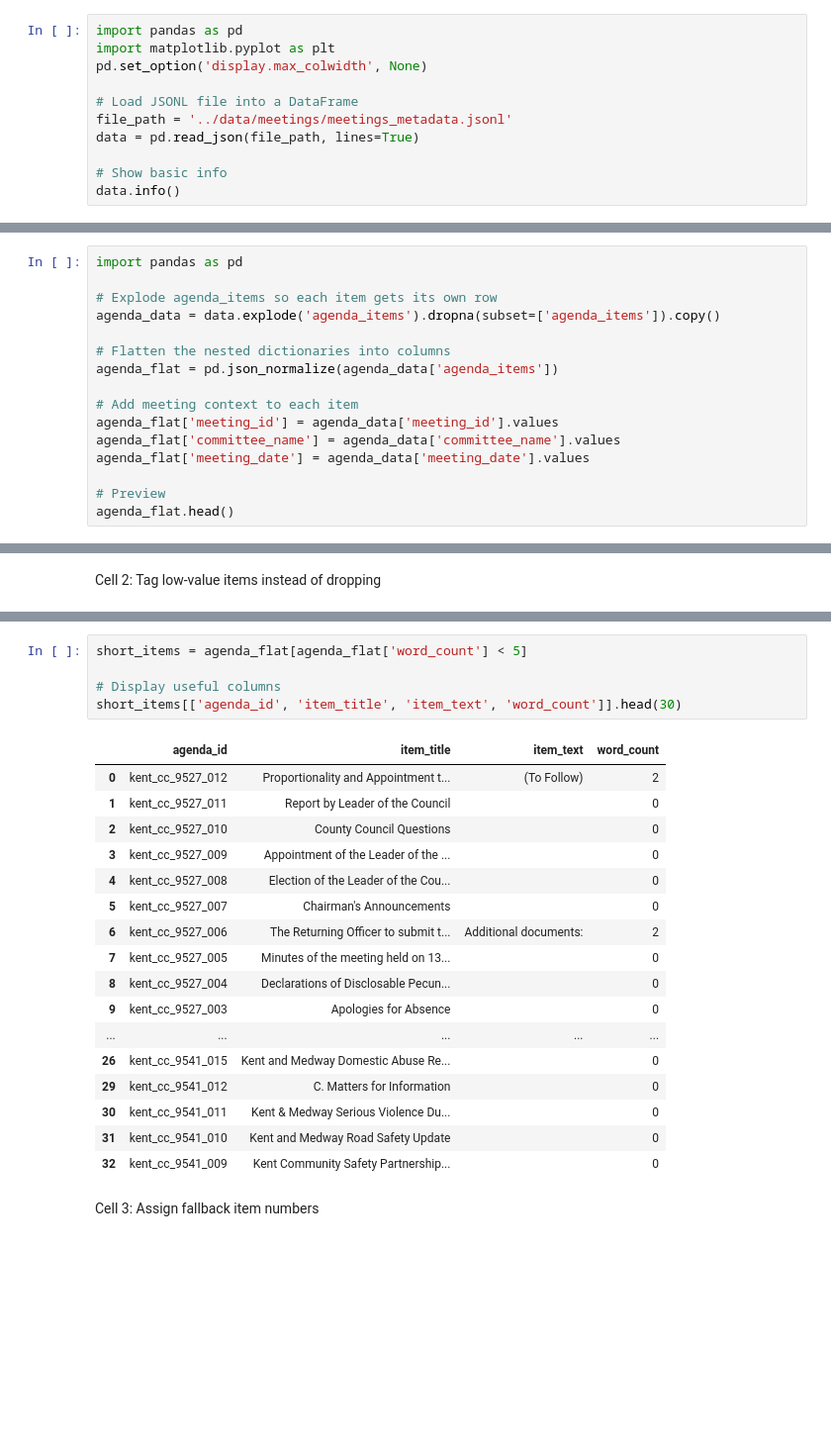
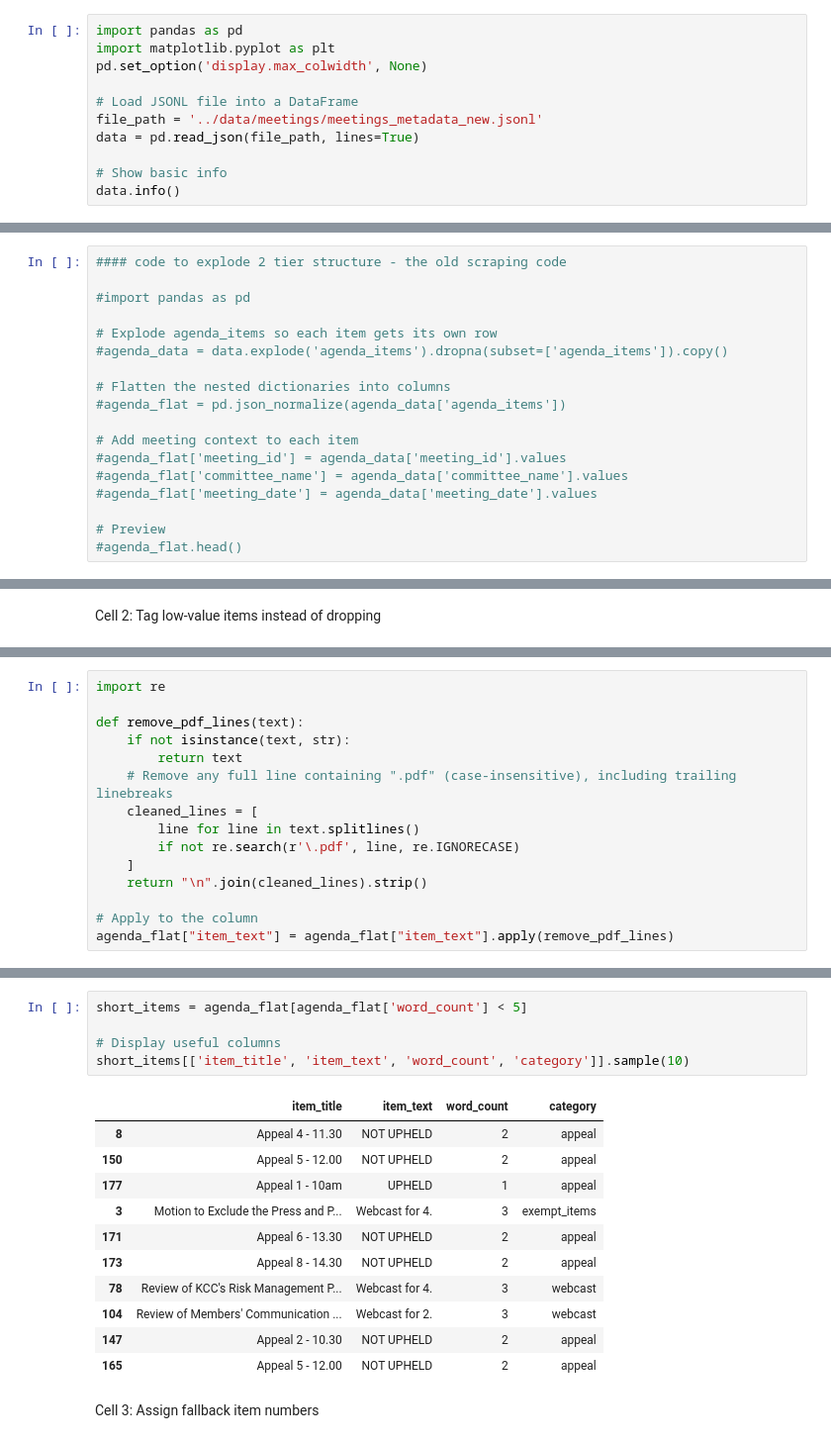
Before and after one commit to lusavkaedu/council-assistant, a Jupyter notebook: notebooks/0D_Scraping_EDA_Agenda_Meetings_Metadata.ipynb, the cells around one changed output, grey strips where cells are left out. Shown at 99% size. Cells and saved outputs as stored; diff of their text form; blank space fills up the shorter version.

```diff
--- a/notebooks/0D_Scraping_EDA_Agenda_Meetings_Metadata.ipynb
+++ b/notebooks/0D_Scraping_EDA_Agenda_Meetings_Metadata.ipynb
@@ -6,7 +6,7 @@ import matplotlib.pyplot as plt
 pd.set_option('display.max_colwidth', None)
 
 # Load JSONL file into a DataFrame
-file_path = '../data/meetings/meetings_metadata.jsonl'
+file_path = '../data/meetings/meetings_metadata_new.jsonl'
 data = pd.read_json(file_path, lines=True)
 
 # Show basic info
@@ -358,16 +399,18 @@ data['agenda_items'] = data['agenda_items'].apply(clean_agenda_items)
 # %%
-import pandas as pd
+#### code to explode 2 tier structure - the old scraping code
+
+#import pandas as pd
 
 # Explode agenda_items so each item gets its own row
-agenda_data = data.explode('agenda_items').dropna(subset=['agenda_items']).copy()
+#agenda_data = data.explode('agenda_items').dropna(subset=['agenda_items']).copy()
 
 # Flatten the nested dictionaries into columns
-agenda_flat = pd.json_normalize(agenda_data['agenda_items'])
+#agenda_flat = pd.json_normalize(agenda_data['agenda_items'])
 
 # Add meeting context to each item
-agenda_flat['meeting_id'] = agenda_data['meeting_id'].values
-agenda_flat['committee_name'] = agenda_data['committee_name'].values
-agenda_flat['meeting_date'] = agenda_data['meeting_date'].values
+#agenda_flat['meeting_id'] = agenda_data['meeting_id'].values
+#agenda_flat['committee_name'] = agenda_data['committee_name'].values
+#agenda_flat['meeting_date'] = agenda_data['meeting_date'].values
 
 # Preview
-agenda_flat.head()
+#agenda_flat.head()
@@ -670,0 +703,15 @@ matches[['meeting_id', 'agenda_id', 'item_number', 'item_title', 'item_text', 'p
+# %%
+import re
+
+def remove_pdf_lines(text):
+    if not isinstance(text, str):
+        return text
+    # Remove any full line containing ".pdf" (case-insensitive), including trailing linebreaks
+    cleaned_lines = [
+        line for line in text.splitlines()
+        if not re.search(r'\.pdf', line, re.IGNORECASE)
+    ]
+    return "\n".join(cleaned_lines).strip()
+
+# Apply to the column
+agenda_flat["item_text"] = agenda_flat["item_text"].apply(remove_pdf_lines)
@@ -671,26 +731,20 @@ matches[['meeting_id', 'agenda_id', 'item_number', 'item_title', 'item_text', 'p
 # %%
 short_items = agenda_flat[agenda_flat['word_count'] < 5]
 
 # Display useful columns
-short_items[['agenda_id', 'item_title', 'item_text', 'word_count']].head(30)
+short_items[['item_title', 'item_text', 'word_count', 'category']].sample(10)
 # %% [output]
-|  | agenda_id | item_title | item_text | word_count |
-| 0 | kent_cc_9527_012 | Proportionality and Appointment t... | (To Follow) | 2 |
-| 1 | kent_cc_9527_011 | Report by Leader of the Council |  | 0 |
-| 2 | kent_cc_9527_010 | County Council Questions |  | 0 |
-| 3 | kent_cc_9527_009 | Appointment of the Leader of the ... |  | 0 |
-| 4 | kent_cc_9527_008 | Election of the Leader of the Cou... |  | 0 |
-| 5 | kent_cc_9527_007 | Chairman's Announcements |  | 0 |
-| 6 | kent_cc_9527_006 | The Returning Officer to submit t... | Additional documents: | 2 |
-| 7 | kent_cc_9527_005 | Minutes of the meeting held on 13... |  | 0 |
-| 8 | kent_cc_9527_004 | Declarations of Disclosable Pecun... |  | 0 |
-| 9 | kent_cc_9527_003 | Apologies for Absence |  | 0 |
-| ... | ... | ... | ... | ... |
-| 26 | kent_cc_9541_015 | Kent and Medway Domestic Abuse Re... |  | 0 |
-| 29 | kent_cc_9541_012 | C. Matters for Information |  | 0 |
-| 30 | kent_cc_9541_011 | Kent & Medway Serious Violence Du... |  | 0 |
-| 31 | kent_cc_9541_010 | Kent and Medway Road Safety Update |  | 0 |
-| 32 | kent_cc_9541_009 | Kent Community Safety Partnership... |  | 0 |
+|  | item_title | item_text | word_count | category |
+| 8 | Appeal 4 - 11.30 | NOT UPHELD | 2 | appeal |
+| 150 | Appeal 5 - 12.00 | NOT UPHELD | 2 | appeal |
+| 177 | Appeal 1 - 10am | UPHELD | 1 | appeal |
+| 3 | Motion to Exclude the Press and P... | Webcast for 4. | 3 | exempt_items |
+| 171 | Appeal 6 - 13.30 | NOT UPHELD | 2 | appeal |
+| 173 | Appeal 8 - 14.30 | NOT UPHELD | 2 | appeal |
+| 78 | Review of KCC's Risk Management P... | Webcast for 4. | 3 | webcast |
+| 104 | Review of Members' Communication ... | Webcast for 2. | 3 | webcast |
+| 147 | Appeal 2 - 10.30 | NOT UPHELD | 2 | appeal |
+| 165 | Appeal 5 - 12.00 | NOT UPHELD | 2 | appeal |
 # %% [markdown]
 Cell 3: Assign fallback item numbers
 # %%
```
Also changed, not shown: parts of 36 cells of this notebook.
